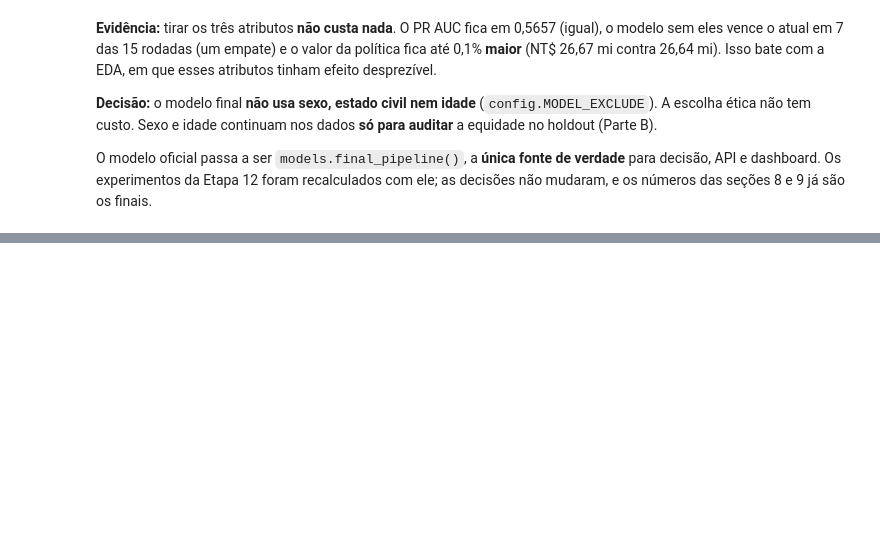
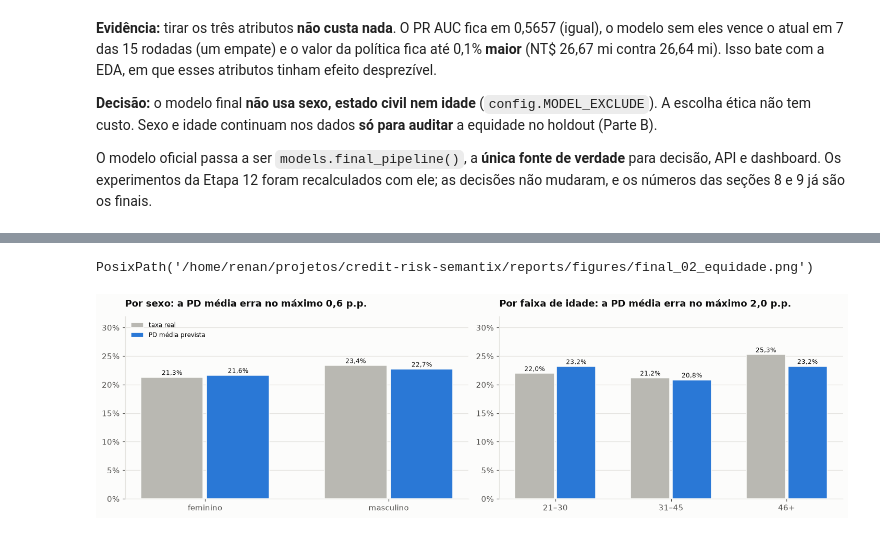
Before and after one commit to RToyoyama/credit-risk-semantix, a Jupyter notebook: notebooks/03_modelagem_e_decisao.ipynb, the cells around one changed output, grey strips where cells are left out. Cells and saved outputs as stored; diff of their text form; code cells hidden in the pictures; blank space fills up the shorter version.

```diff
--- a/notebooks/03_modelagem_e_decisao.ipynb
+++ b/notebooks/03_modelagem_e_decisao.ipynb
@@ -871,0 +883,3 @@ O modelo oficial passa a ser `models.final_pipeline()`, a **única fonte de verd
+# %%
+ho_metrics = pd.read_csv(config.REPORTS_DIR / "holdout_metrics.csv")
+ho_metrics.round(4)
@@ -871,0 +968,11 @@ O modelo oficial passa a ser `models.final_pipeline()`, a **única fonte de verd
+# %%
+fair = pd.read_csv(config.REPORTS_DIR / "holdout_fairness.csv")
+fair["alerta_calibracao"] = fair["gap_calibracao"].abs() > config.FAIRNESS_CALIBRATION_GAP
+auc_range = fair.groupby("atributo")["roc_auc"].agg(lambda s: s.max() - s.min())
+print(
+    "Variação de ROC AUC entre grupos:",
+    auc_range.round(3).to_dict(),
+    "| limite:",
+    config.FAIRNESS_AUC_GAP,
+)
+fair.round(3)
@@ -871,0 +987,41 @@ O modelo oficial passa a ser `models.final_pipeline()`, a **única fonte de verd
+# %%
+fig, axes = plt.subplots(1, 2, figsize=(13, 3.8))
+for ax, attr in zip(axes, ["sexo", "faixa de idade"], strict=True):
+    part = fair[fair["atributo"] == attr]
+    x = np.arange(len(part))
+    ax.bar(x - 0.18, part["taxa_real"], 0.34, color=CONTEXT, label="taxa real", edgecolor=SURFACE)
+    ax.bar(
+        x + 0.18,
+        part["pd_media"],
+        0.34,
+        color=HIGHLIGHT,
+        label="PD média prevista",
+        edgecolor=SURFACE,
+    )
+    for xi, (r_, p_) in enumerate(zip(part["taxa_real"], part["pd_media"], strict=True)):
+        ax.annotate(
+            pct(r_),
+            (xi - 0.18, r_),
+            xytext=(0, 3),
+            textcoords="offset points",
+            ha="center",
+            fontsize=8,
+        )
+        ax.annotate(
+            pct(p_),
+            (xi + 0.18, p_),
+            xytext=(0, 3),
+            textcoords="offset points",
+            ha="center",
+            fontsize=8,
+        )
+    ax.set_xticks(x, part["grupo"])
+    ax.yaxis.set_major_formatter(plt.FuncFormatter(lambda v, _: pct(v, 0)))
+    ax.set_ylim(0, 0.32)
+    gap_pp = f"{100 * part['gap_calibracao'].abs().max():.1f}".replace(".", ",")
+    ax.set_title(f"Por {attr}: a PD média erra no máximo {gap_pp} p.p.")
+axes[0].legend(loc="upper left", fontsize=8)
+save(fig, "final_02_equidade")
+# %% [output]
+PosixPath('/home/renan/projetos/credit-risk-semantix/reports/figures/final_02_equidade.png')
+[figure, added]
```
Also changed, not shown: parts of 13 cells of this notebook, 19 other files.
